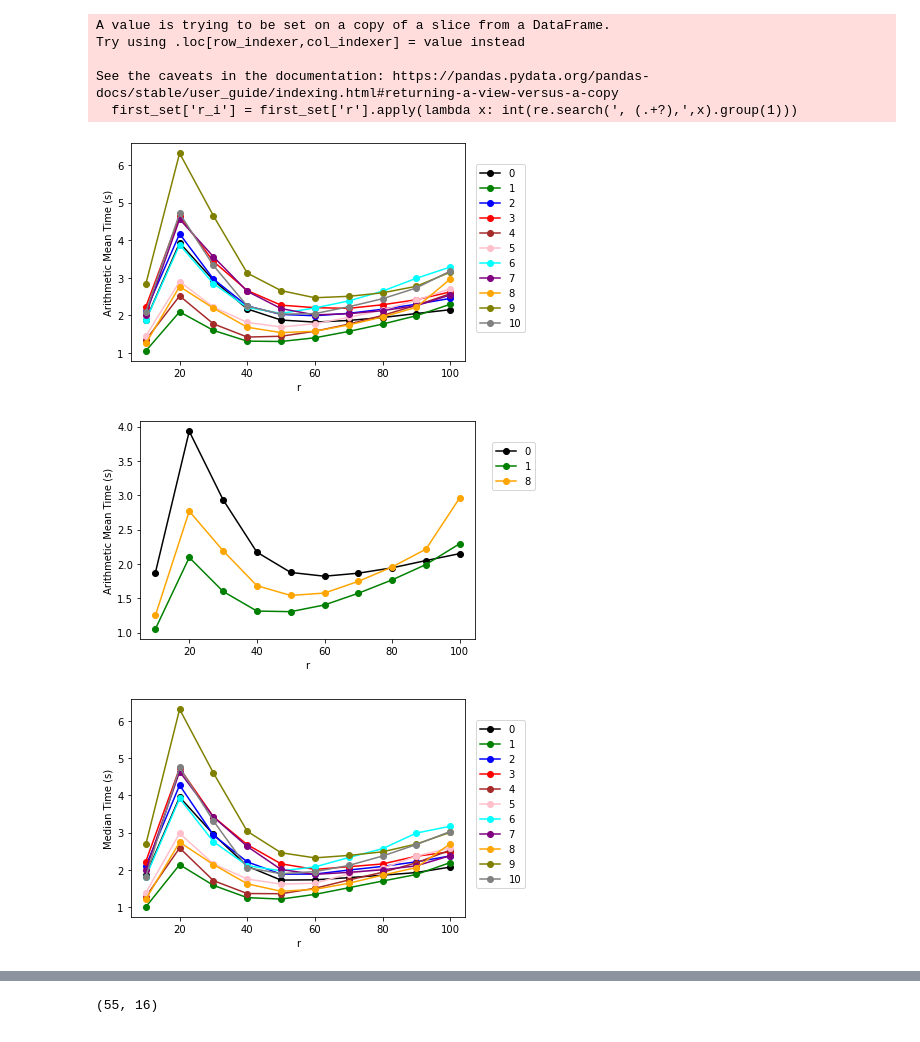
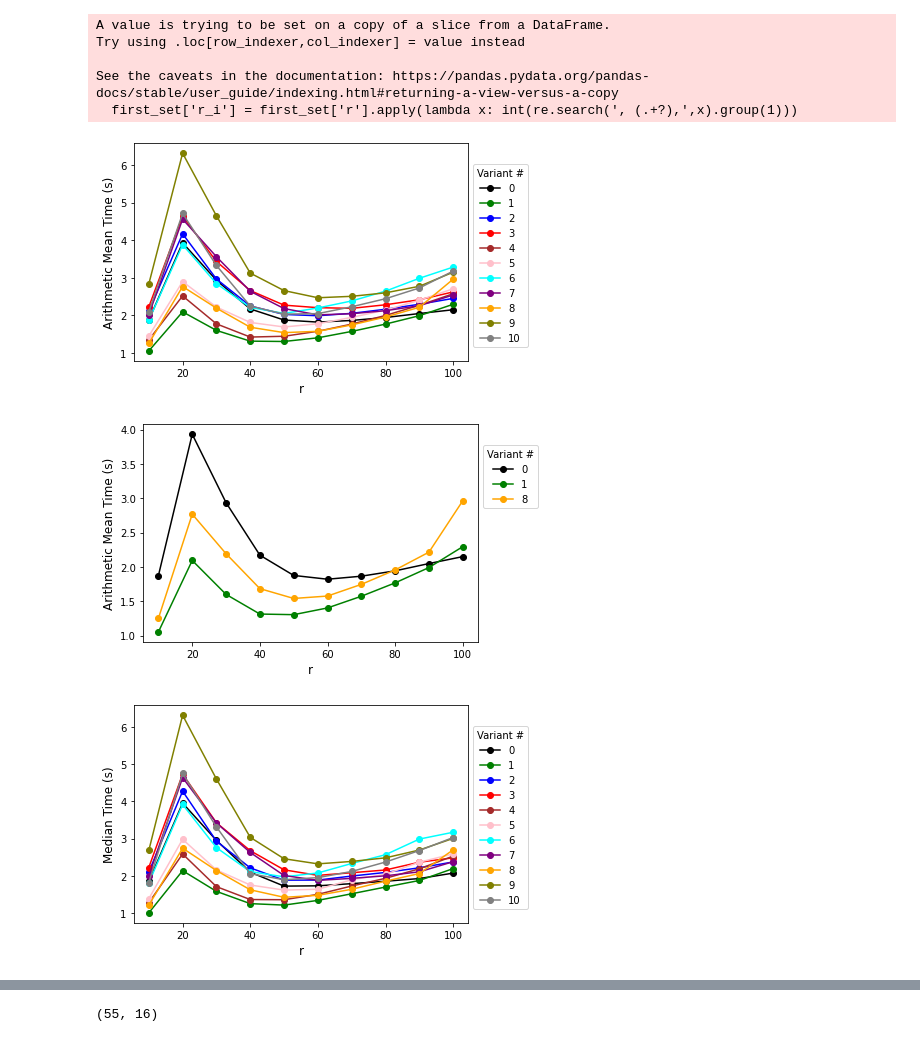
Before and after one commit to WenhaoP/TensorComp, a Jupyter notebook: exp.ipynb, the cells around one changed output, grey strips where cells are left out. Cells and saved outputs as stored; diff of their text form; code cells hidden in the pictures.

Commit message:
Update plotting notebook

```diff
--- a/exp.ipynb
+++ b/exp.ipynb
@@ -332,33 +300,33 @@ See the caveats in the documentation: https://pandas.pydata.org/pandas-docs/stab
 # %%
 fig, ax = plt.subplots()
 ax.plot('r_i', 'Time (mean)','-o',data=first_set[first_set['version'] == 0],c='black',label=0)
 ax.plot('r_i', 'Time (mean)','-o',data=first_set[first_set['version'] == 1],c='green',label=1)
 ax.plot('r_i', 'Time (mean)','-o',data=first_set[first_set['version'] == 2],c='blue',label=2)
 ax.plot('r_i', 'Time (mean)','-o',data=first_set[first_set['version'] == 3],c='red',label=3)
 ax.plot('r_i', 'Time (mean)','-o',data=first_set[first_set['version'] == 4],c='brown',label=4)
 ax.plot('r_i', 'Time (mean)','-o',data=first_set[first_set['version'] == 5],c='pink',label=5)
 ax.plot('r_i', 'Time (mean)','-o',data=first_set[first_set['version'] == 6],c='cyan',label=6)
 ax.plot('r_i', 'Time (mean)','-o',data=first_set[first_set['version'] == 7],c='purple',label=7)
 ax.plot('r_i', 'Time (mean)','-o',data=first_set[first_set['version'] == 8],c='orange',label=8)
 ax.plot('r_i', 'Time (mean)','-o',data=first_set[first_set['version'] == 9],c='olive',label=9)
 ax.plot('r_i', 'Time (mean)','-o',data=first_set[first_set['version'] == 10],c='gray',label=10)
-ax.set_xlabel('r')
-ax.set_ylabel('Arithmetic Mean Time (s)')
-fig.legend(bbox_to_anchor=(1.05,0.825))
+ax.set_xlabel('r', fontsize = 12)
+ax.set_ylabel('Arithmetic Mean Time (s)', fontsize = 12)
+fig.legend(title = "Variant #", bbox_to_anchor=(1.05,0.825))
 fig.show()
 # %% [output]
-[figure, old version]
+[figure, new version]
 # %%
 fig, ax = plt.subplots()
 ax.plot('r_i', 'Time (mean)','-o',data=first_set[first_set['version'] == 0],c='black',label=0)
 ax.plot('r_i', 'Time (mean)','-o',data=first_set[first_set['version'] == 1],c='green',label=1)
 ax.plot('r_i', 'Time (mean)','-o',data=first_set[first_set['version'] == 8],c='orange',label=8)
-ax.set_xlabel('r')
-ax.set_ylabel('Arithmetic Mean Time (s)')
-fig.legend(bbox_to_anchor=(1.05,0.825))
+ax.set_xlabel('r', fontsize = 12)
+ax.set_ylabel('Arithmetic Mean Time (s)', fontsize = 12)
+fig.legend(title = "Variant #", bbox_to_anchor=(1.05,0.825))
 fig.show()
 # %% [output]
-[figure, old version]
+[figure, new version]
 # %%
 fig, ax = plt.subplots()
 ax.plot('r_i', 'Time (median)','-o',data=first_set[first_set['version'] == 0],c='black',label=0)
@@ -372,12 +340,12 @@ ax.plot('r_i', 'Time (median)','-o',data=first_set[first_set['version'] == 7],c=
 ax.plot('r_i', 'Time (median)','-o',data=first_set[first_set['version'] == 8],c='orange',label=8)
 ax.plot('r_i', 'Time (median)','-o',data=first_set[first_set['version'] == 9],c='olive',label=9)
 ax.plot('r_i', 'Time (median)','-o',data=first_set[first_set['version'] == 10],c='gray',label=10)
-ax.set_xlabel('r')
-ax.set_ylabel('Median Time (s)')
-fig.legend(bbox_to_anchor=(1.05,0.825))
+ax.set_xlabel('r', fontsize = 12)
+ax.set_ylabel('Median Time (s)', fontsize = 12)
+fig.legend(title = "Variant #", bbox_to_anchor=(1.05,0.825))
 fig.show()
 # %% [output]
-[figure, old version]
+[figure, new version]
 # %%
 fig, ax = plt.subplots()
 ax.plot('r_i', 'Time (median)','-o',data=first_set[first_set['version'] == 0],c='black',label=0)
```
Also changed, not shown: parts of 20 cells of this notebook.
